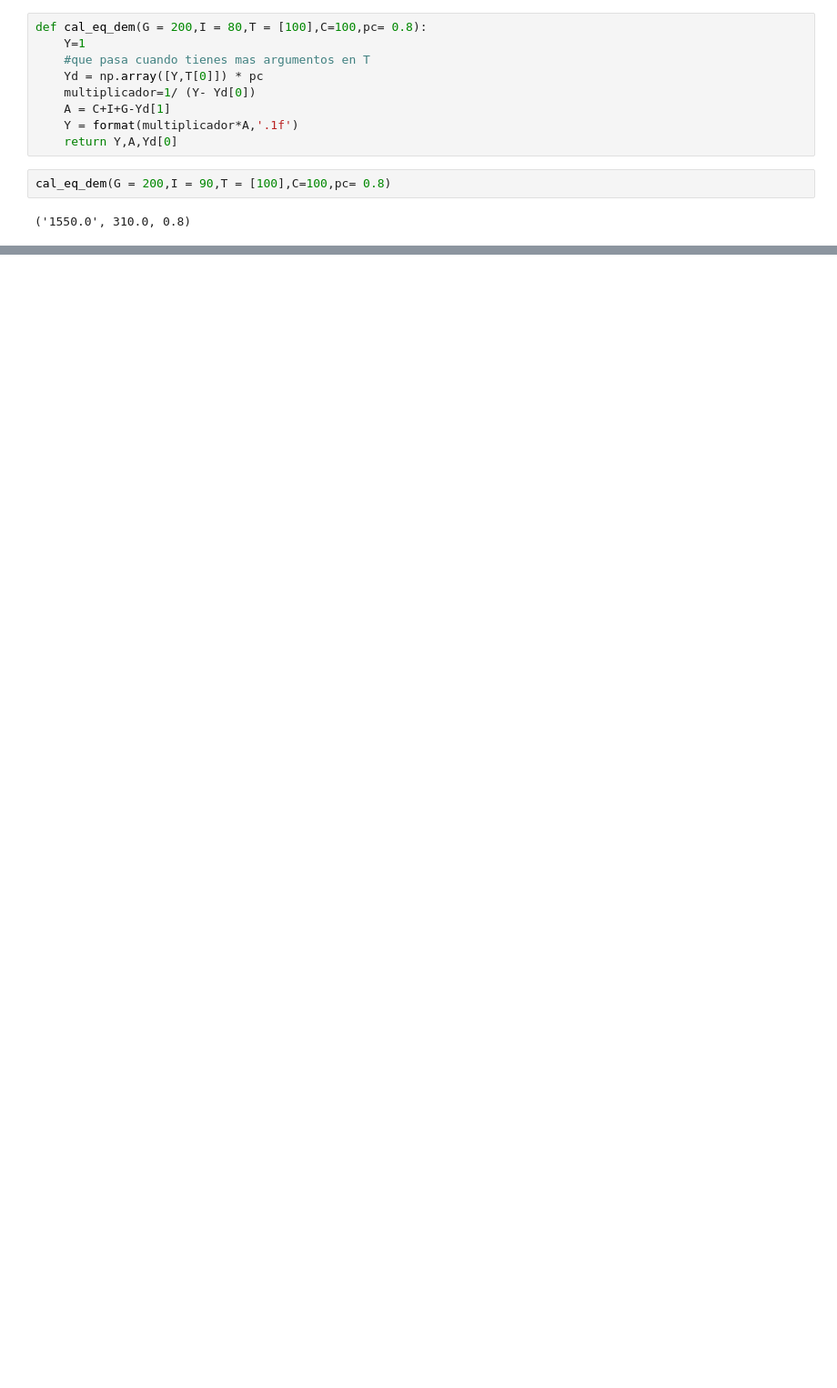
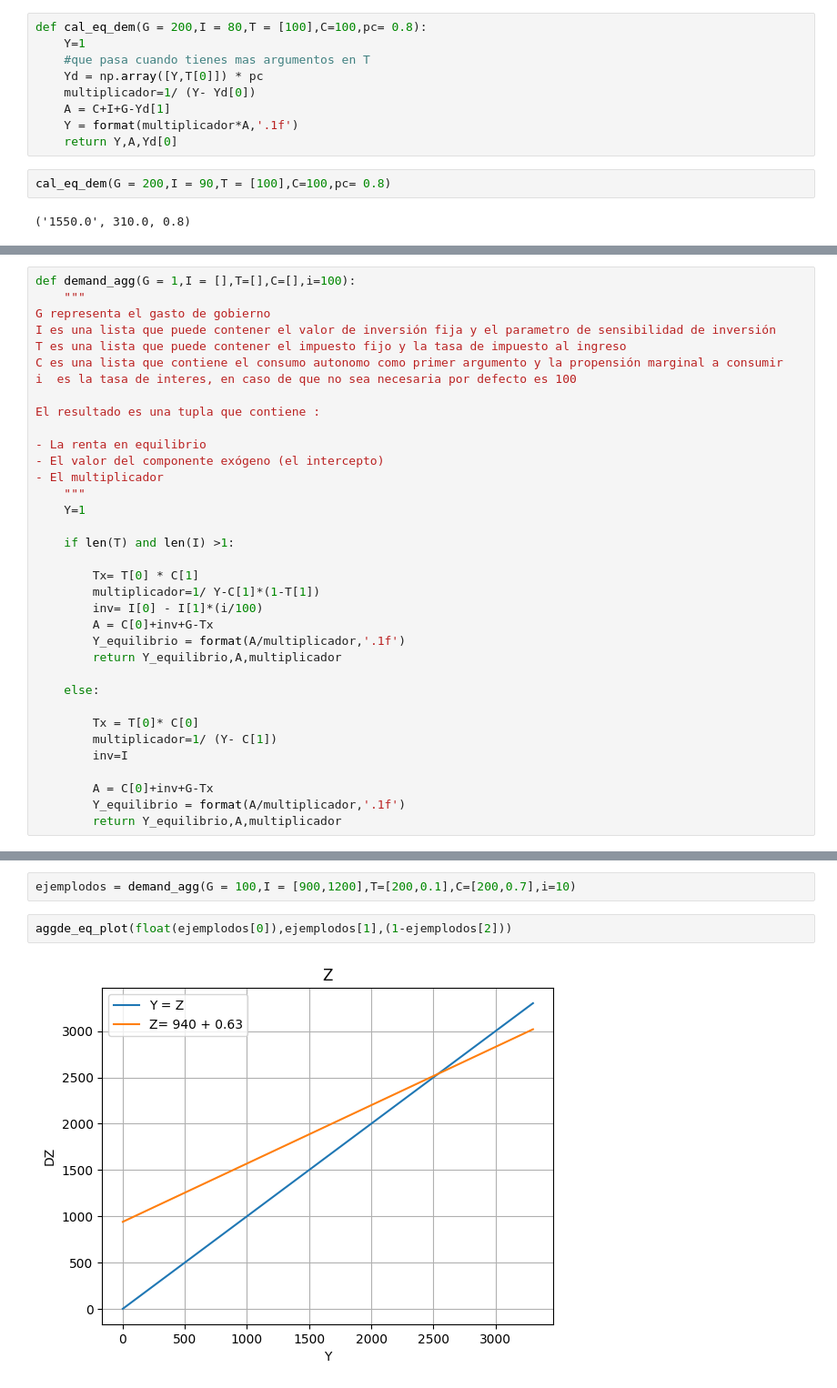
Before and after one commit to JesusMelendez/notebooks_prop_mce, a Jupyter notebook: macroeconomia.ipynb, the cells around one changed output, grey strips where cells are left out. Shown: that part at 91% size. Drawn from its saved outputs; the diff is of its cells as text; blank space fills up the shorter version.

```diff
--- a/macroeconomia.ipynb
+++ b/macroeconomia.ipynb
@@ -108,0 +156,35 @@ cal_eq_dem(G = 200,I = 90,T = [100],C=100,pc= 0.8)
+# %%
+def demand_agg(G = 1,I = [],T=[],C=[],i=100):
+    """
+G representa el gasto de gobierno
+I es una lista que puede contener el valor de inversión fija y el parametro de sensibilidad de inversión
+T es una lista que puede contener el impuesto fijo y la tasa de impuesto al ingreso
+C es una lista que contiene el consumo autonomo como primer argumento y la propensión marginal a consumir
+i  es la tasa de interes, en caso de que no sea necesaria por defecto es 100
+
+El resultado es una tupla que contiene :
+
+- La renta en equilibrio
+- El valor del componente exógeno (el intercepto)
+- El multiplicador
+    """
+    Y=1
+
+    if len(T) and len(I) >1:
+
+        Tx= T[0] * C[1]
+        multiplicador=1/ Y-C[1]*(1-T[1])
+        inv= I[0] - I[1]*(i/100)
+        A = C[0]+inv+G-Tx
+        Y_equilibrio = format(A/multiplicador,'.1f')
+        return Y_equilibrio,A,multiplicador
+
+    else:
+
+        Tx = T[0]* C[0]
+        multiplicador=1/ (Y- C[1])
+        inv=I
+
+        A = C[0]+inv+G-Tx
+        Y_equilibrio = format(A/multiplicador,'.1f')
+        return Y_equilibrio,A,multiplicador
@@ -108,0 +195,6 @@ cal_eq_dem(G = 200,I = 90,T = [100],C=100,pc= 0.8)
+# %%
+ejemplodos = demand_agg(G = 100,I = [900,1200],T=[200,0.1],C=[200,0.7],i=10)
+# %%
+aggde_eq_plot(float(ejemplodos[0]),ejemplodos[1],(1-ejemplodos[2]))
+# %% [output]
+[figure, added]
```
Also changed, not shown: parts of 17 cells of this notebook.
